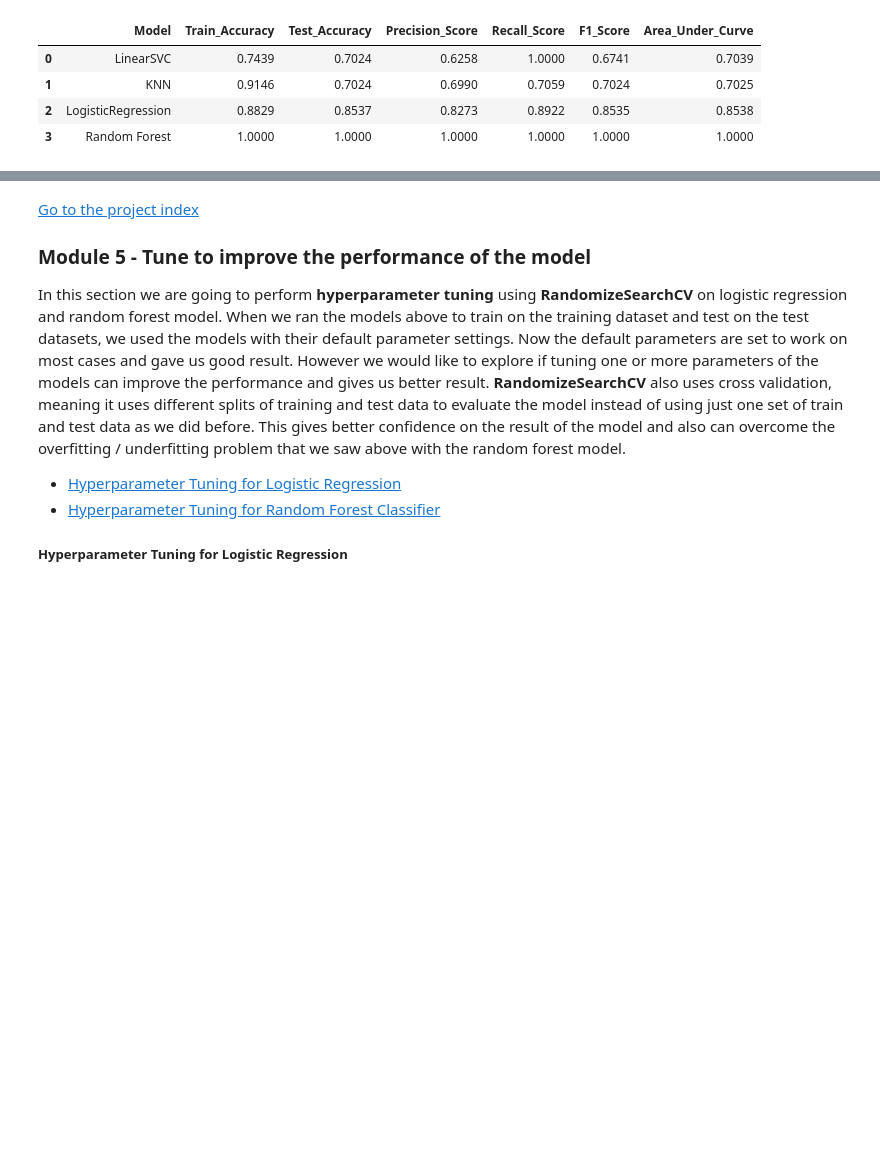
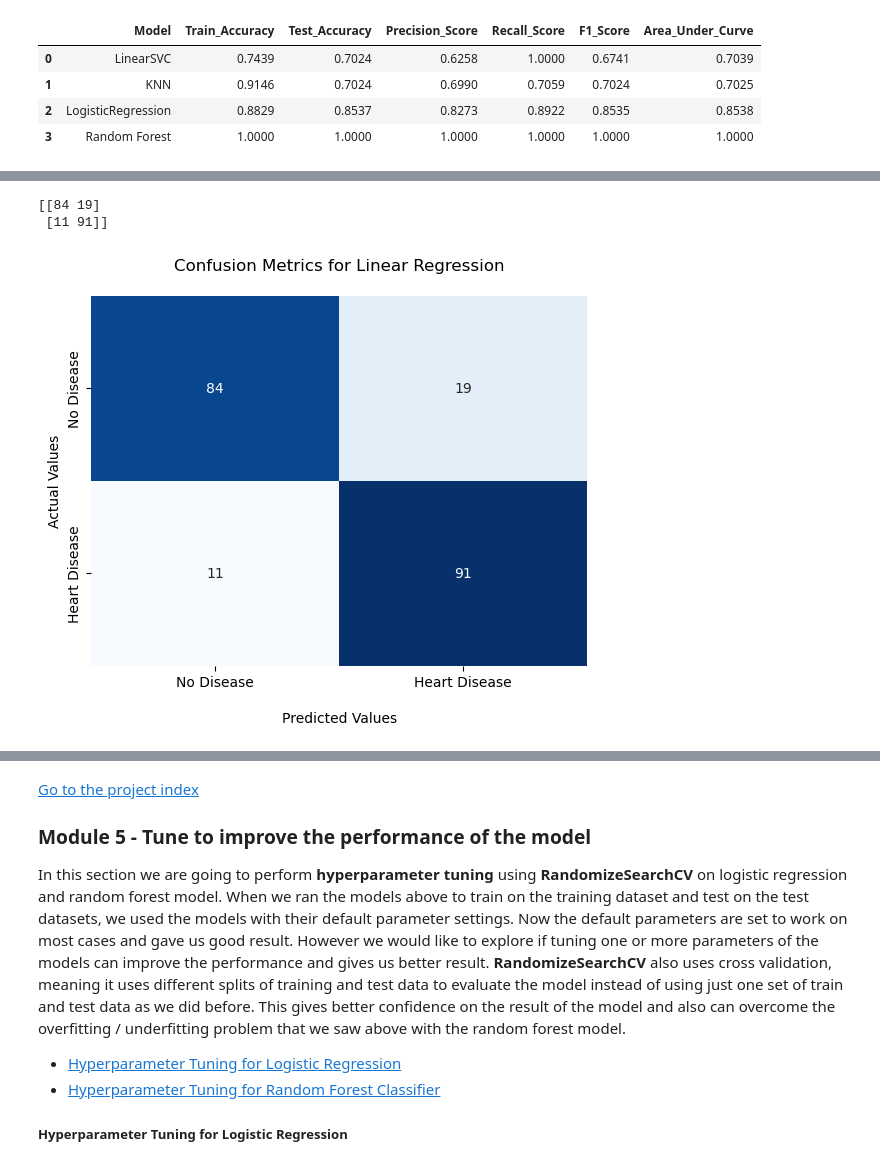
Before and after one commit to GoAshim/Machine-Learning-Classification, a Jupyter notebook: Machine Learning Project - Predict Heart Disease.ipynb, the cells around one changed output, grey strips where cells are left out. Saved outputs shown, nothing was run; the diff lists cells and outputs as text; code cells hidden in the pictures; blank space fills up the shorter version.

```diff
--- a/Machine Learning Project - Predict Heart Disease.ipynb
+++ b/Machine Learning Project - Predict Heart Disease.ipynb
@@ -677,0 +648,14 @@ Please also refer to the documentation for alternative solver options:
+# %%
+# Create a random seed
+np.random.seed(42)
+
+# Create a Logistic Regression model and fit on the test data
+model = LogisticRegression()
+model.fit(X2_train, y2_train)
+
+# Predict using the model
+y2_pred = model.predict(X2_test)
+
+# Calculate the True and False Positive Rates (TPR & FPR)
+pred_prob = model.predict_proba(X2_test)
+pred_prob = pred_prob[:, 1]
@@ -677,0 +677,22 @@ Please also refer to the documentation for alternative solver options:
+# %%
+conf = confusion_matrix(y2_test, y2_pred)
+print(conf)
+# %% [output]
+[[84 19]
+ [11 91]]
+# %%
+# Draw the plot using heatmap function of Seaborn library imported earlier above
+ax = sns.heatmap(conf, annot=True, cmap='Blues', cbar=False)
+
+# Set title and axis labels
+ax.set_title("Confusion Metrics for Linear Regression\n")
+ax.set_xlabel("\nPredicted Values")
+ax.set_ylabel("Actual Values")
+
+# Set the tick marks
+ax.xaxis.set_ticklabels(['No Disease', 'Heart Disease'])
+ax.yaxis.set_ticklabels(['No Disease', 'Heart Disease'])
+
+plt.show;
+# %% [output]
+[figure, added]
```
Also changed, not shown: parts of 8 cells of this notebook.
